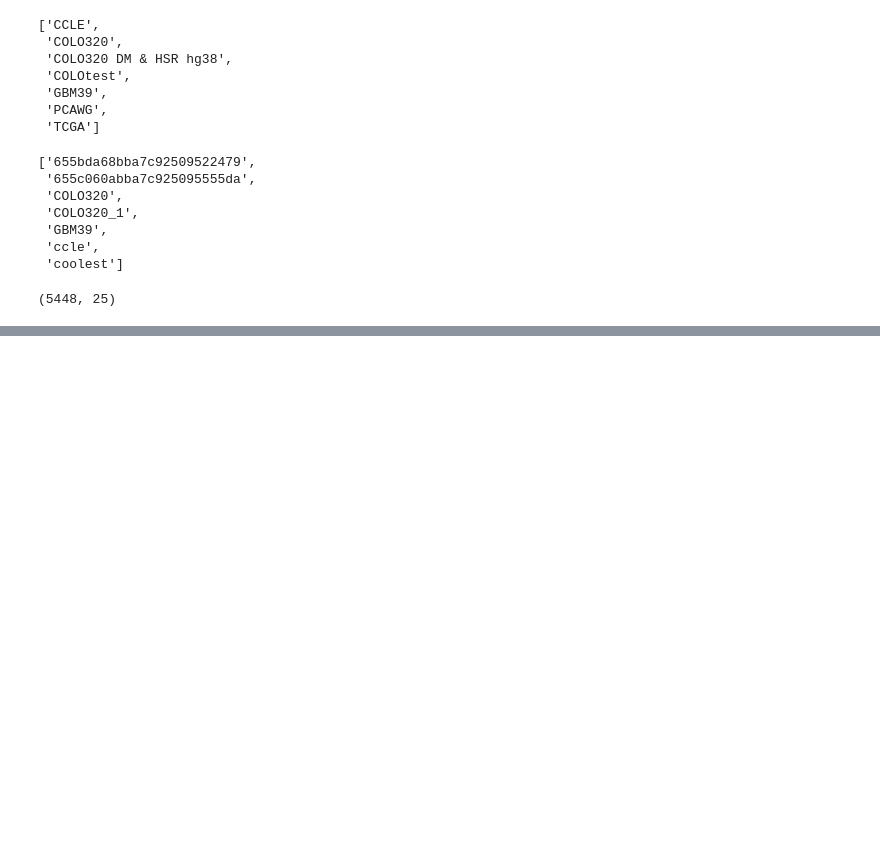
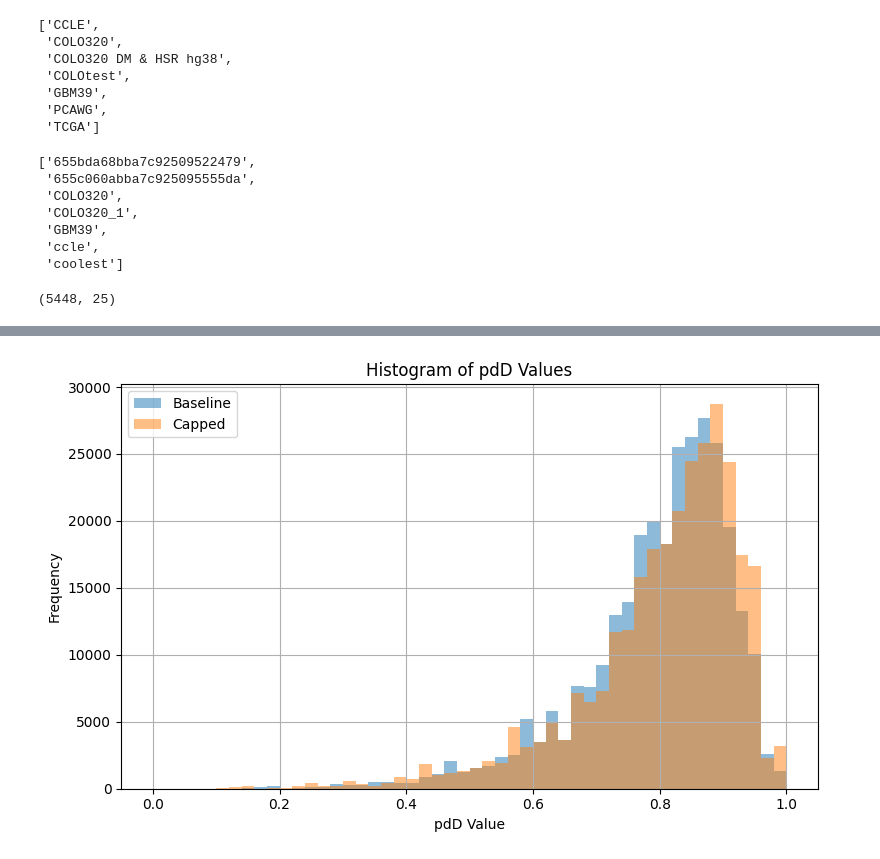
Before and after one commit to AmpliconSuite/AmpliconRepository, a Jupyter notebook: caper/caper/coamp_graph_notebook.ipynb, the cells around one changed output, grey strips where cells are left out. Cells and saved outputs as stored; diff of their text form; code cells hidden in the pictures; blank space fills up the shorter version.

Commit message:
pdD model testing, previous notebooks

```diff
--- a/caper/caper/coamp_graph_notebook.ipynb
+++ b/caper/caper/coamp_graph_notebook.ipynb
@@ -198,0 +159,3 @@ Preprocessing intervals and reformatting dataset took 0.0272 seconds
+# %%
+baseline = Graph(df)
+capped = Graph(df, pdD_model='gamma_capped_5m')
@@ -198,0 +180,6 @@ Preprocessing intervals and reformatting dataset took 0.0272 seconds
+# %%
+pdD_baseline = [edge['p_d_D'] for edge in baseline.Edges() if edge['p_d_D'] != -1]
+pdD_capped = [edge['p_d_D'] for edge in capped.Edges() if edge['p_d_D'] != -1]
+# %%
+pdD_baseline = pd.DataFrame(pdD_baseline, columns=['pdD Values'])
+pdD_baseline.describe()
@@ -198,0 +196,3 @@ Preprocessing intervals and reformatting dataset took 0.0272 seconds
+# %%
+pdD_capped = pd.DataFrame(pdD_capped, columns=['pdD Values'])
+pdD_capped.describe()
@@ -198,0 +209,14 @@ Preprocessing intervals and reformatting dataset took 0.0272 seconds
+# %%
+# overlayed
+plt.figure(figsize=(8, 5))
+plt.hist(pdD_baseline, bins=50, range=(0, 1), alpha=0.5, label='Baseline')
+plt.hist(pdD_capped, bins=50, range=(0, 1), alpha=0.5, label='Capped')
+plt.xlabel('pdD Value')
+plt.ylabel('Frequency')
+plt.title('Histogram of pdD Values')
+plt.legend()
+plt.grid(True)
+plt.tight_layout()
+plt.show()
+# %% [output]
+[figure, added]
```
Also changed, not shown: parts of 11 cells of this notebook, 3 other files.
